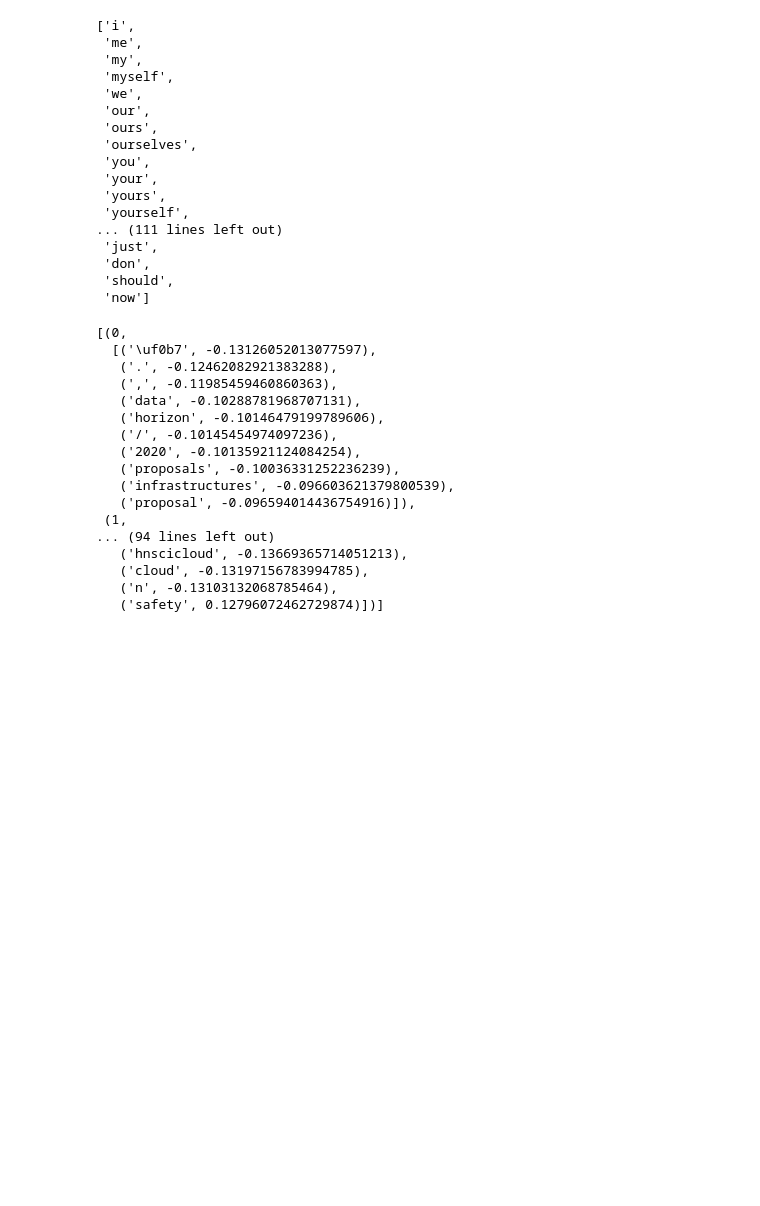
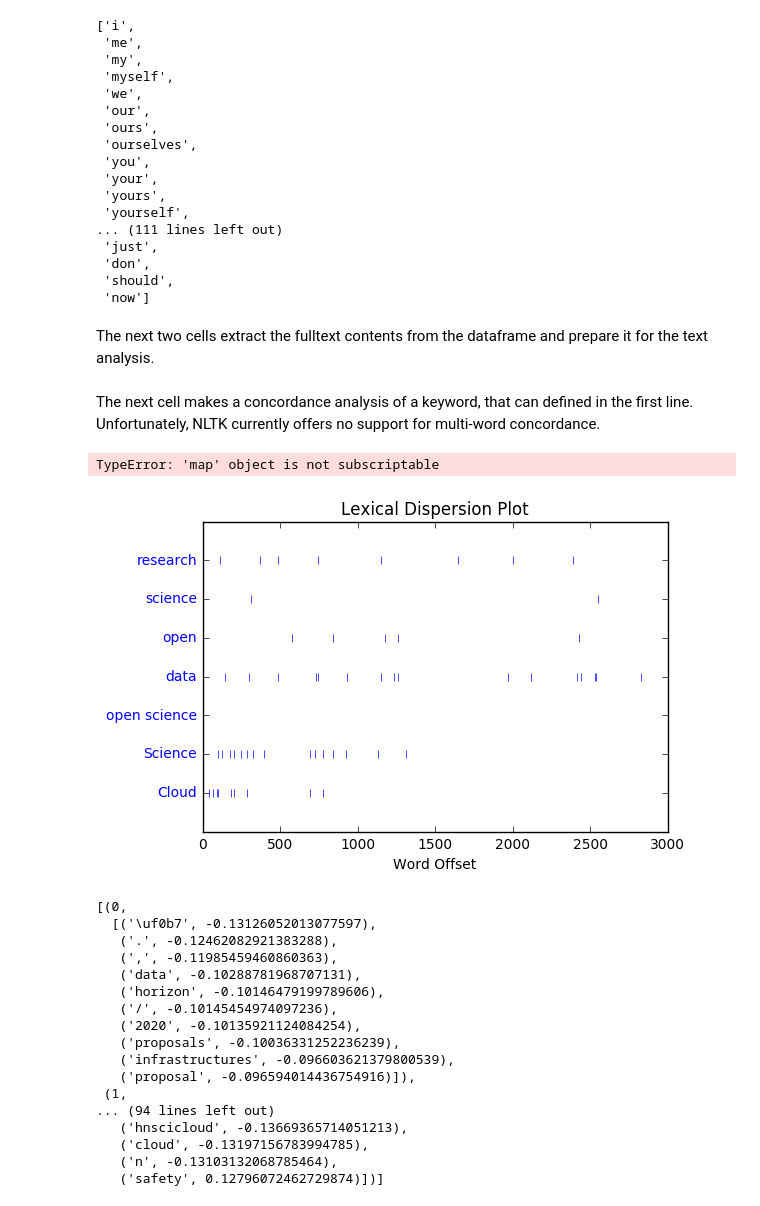
Before and after one commit to chreman/masso, a Jupyter notebook: explorer.ipynb, the cells around one changed output. Cells and saved outputs as stored; diff of their text form; code cells hidden in the pictures; blank space fills up the shorter version.

```diff
--- a/explorer.ipynb
+++ b/explorer.ipynb
@@ -72,6 +84,8 @@ stop_en
  'don',
  'should',
  'now']
+# %% [markdown]
+The next two cells extract the fulltext contents from the dataframe and prepare it for the text analysis.
 # %%
 # get a list of all fulltexts from the dataframe
 fulltexts = df['fulltext']
@@ -82,6 +96,38 @@ fulltexts = [ft.replace('\n  \n', '\n') for ft in fulltexts]
 fulltexts = [ft.replace('\n \n', '\n') for ft in fulltexts]
 fulltexts = [ft.replace('\n\n', '\n') for ft in fulltexts]
 fulltexts = [ft.replace('\n', ' ') for ft in fulltexts]
+# %% [markdown]
+The next cell makes a concordance analysis of a keyword, that can defined in the first line. Unfortunately, NLTK currently offers no support for multi-word concordance.
+# %%
+keyword = "science"
+
+def get_all_phases_containing_tar_wrd(target_word, text, left_margin = 10, right_margin = 10):
+    """
+    FROM: https://simply-python.com/2014/03/14/saving-output-of-nltk-text-concordance/
+
+        Function to get all the phases that contain the target word in a text/passage tar_passage.
+        Workaround to save the output given by nltk Concordance function
+
+        str target_word, str tar_passage int left_margin int right_margin --> list of str
+        left_margin and right_margin allocate the number of words/pununciation before and after target word
+        Left margin will take note of the beginning of the text
+    """
+    tokens = nltk.word_tokenize(text)
+    text = nltk.Text(tokens)
+    c = nltk.ConcordanceIndex(text.tokens, key = lambda s: s.lower())
+    concordance_txt = ([text.tokens[map(lambda x: x-5 if (x-left_margin)>0 else 0,[offset])[0]:offset+right_margin]
+                        for offset in c.offsets(target_word)])
+    result = [''.join([x+' ' for x in con_sub]) for con_sub in concordance_txt]
+    return result
+
+
+results = get_all_phases_containing_tar_wrd(keyword, fulltexts[0])
+# %% [output]
+TypeError: 'map' object is not subscriptable
+# %%
+text.dispersion_plot(["research", "science", "open", "data", "open science", "Science", "Cloud"])
+# %% [output]
+[figure, added]
 # %%
 # lowercase and tokenize texts, returns a list of tokens (words) per fulltext
 texts = [[word for word in nltk.wordpunct_tokenize(document.lower()) if word not in stop_en] for document in fulltexts]
```
Also changed, not shown: parts of 8 cells of this notebook.
